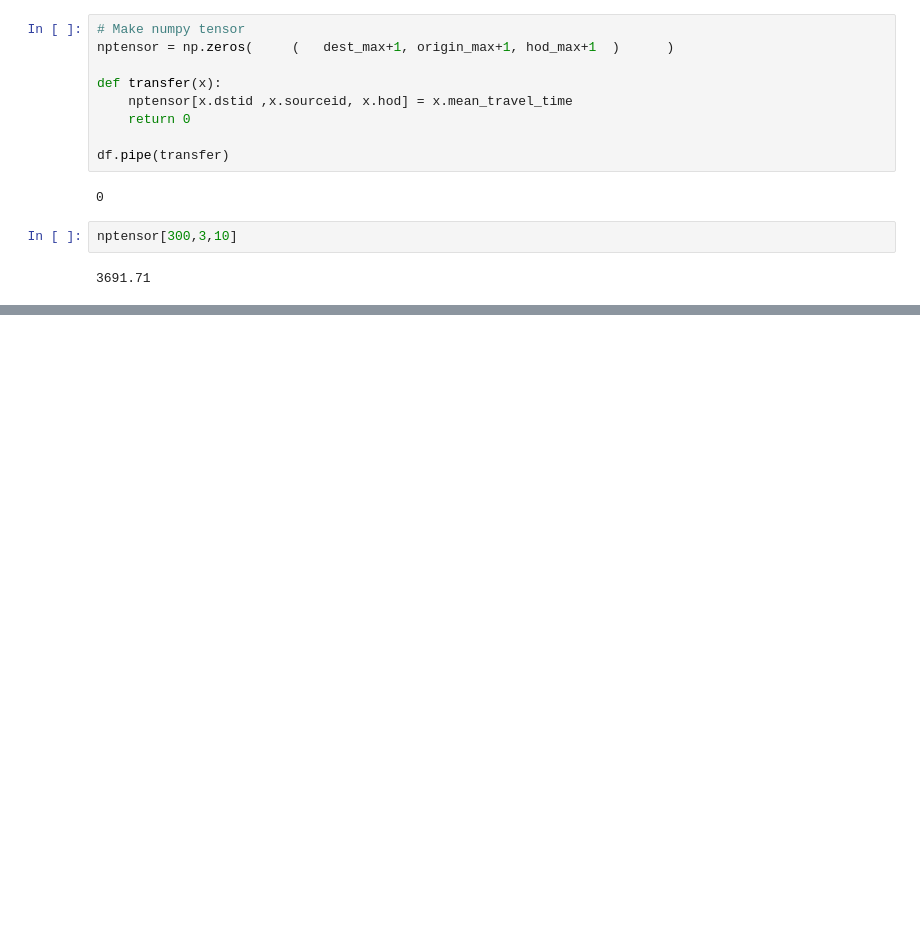
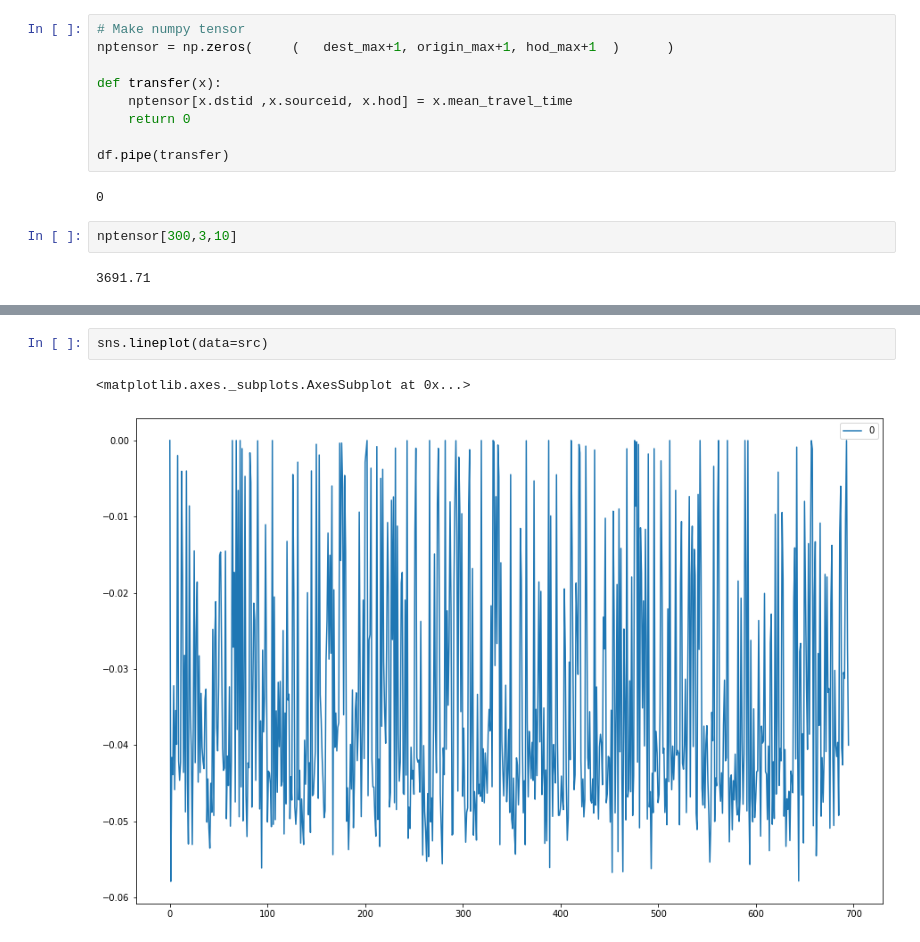
Before and after one commit to NeveIsa/MumbaiMobility, a Jupyter notebook: exploration.ipynb, the cells around one changed output, grey strips where cells are left out. Cells and saved outputs as stored; diff of their text form; blank space fills up the shorter version.

```diff
--- a/exploration.ipynb
+++ b/exploration.ipynb
@@ -110,0 +138,5 @@ df[df.sourceid==3] [ df.dstid==300 ] [ df.hod==10]
+# %%
+sns.lineplot(data=src)
+# %% [output]
+<matplotlib.axes._subplots.AxesSubplot at 0x...>
+[figure, added]
```
Also changed, not shown: parts of 10 cells of this notebook, 2 other files.
